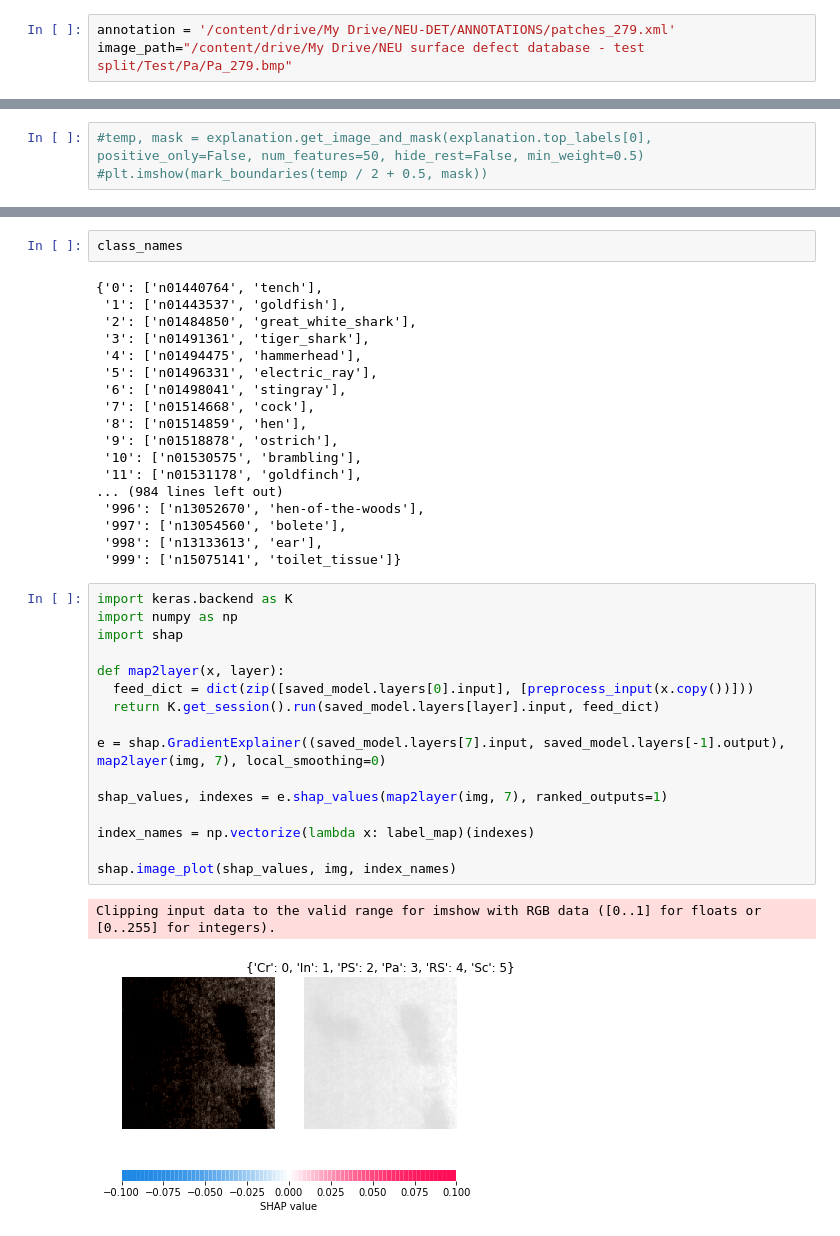
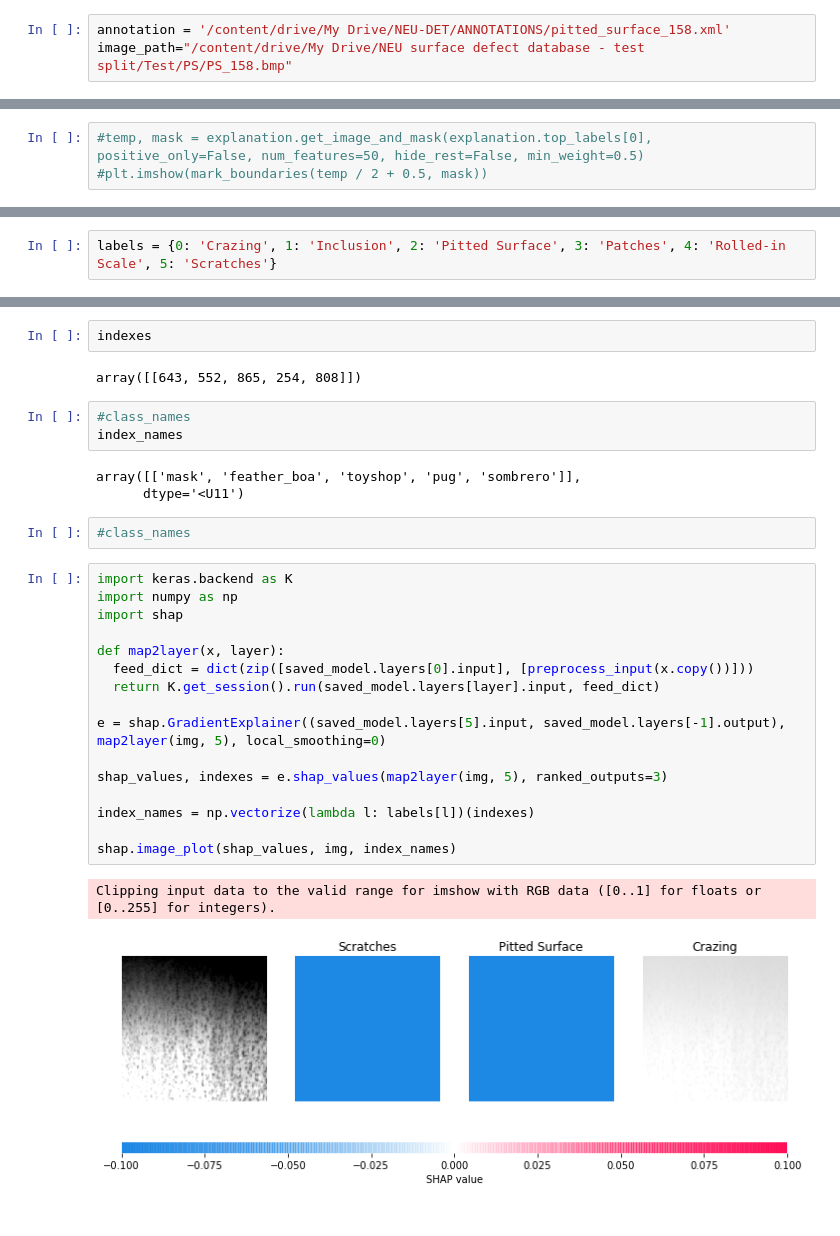
Before and after one commit to mahesh-sudhakar/NEU_XAI, a Jupyter notebook: xai_predict.ipynb, the cells around one changed output, grey strips where cells are left out. Cells and saved outputs as stored; diff of their text form.

```diff
--- a/xai_predict.ipynb
+++ b/xai_predict.ipynb
@@ -67,6 +69,6 @@ _________________________________________________________________
 # %%
-annotation = '/content/drive/My Drive/NEU-DET/ANNOTATIONS/patches_279.xml'
-image_path="/content/drive/My Drive/NEU surface defect database - test split/Test/Pa/Pa_279.bmp"
+annotation = '/content/drive/My Drive/NEU-DET/ANNOTATIONS/pitted_surface_158.xml'
+image_path="/content/drive/My Drive/NEU surface defect database - test split/Test/PS/PS_158.bmp"
 # %%
 image_path_copy = image_path
 img = image.load_img(image_path, target_size=(200,200))
@@ -227,6 +225,8 @@ Building wheels for collected packages: shap
 Successfully built shap
 Installing collected packages: shap
 Successfully installed shap-0.31.0
+# %%
+labels = {0: 'Crazing', 1: 'Inclusion', 2: 'Pitted Surface', 3: 'Patches', 4: 'Rolled-in Scale', 5: 'Scratches'}
 # %%
 from keras.applications.vgg16 import VGG16
 from keras.applications.vgg16 import preprocess_input
@@ -267,39 +267,31 @@ shap.image_plot(shap_values, to_explain, index_names)
-# %%
-class_names
-# %% [output]
-{'0': ['n01440764', 'tench'],
- '1': ['n01443537', 'goldfish'],
- '2': ['n01484850', 'great_white_shark'],
- '3': ['n01491361', 'tiger_shark'],
- '4': ['n01494475', 'hammerhead'],
- '5': ['n01496331', 'electric_ray'],
- '6': ['n01498041', 'stingray'],
- '7': ['n01514668', 'cock'],
- '8': ['n01514859', 'hen'],
- '9': ['n01518878', 'ostrich'],
- '10': ['n01530575', 'brambling'],
- '11': ['n01531178', 'goldfinch'],
-... (984 lines left out)
- '996': ['n13052670', 'hen-of-the-woods'],
- '997': ['n13054560', 'bolete'],
- '998': ['n13133613', 'ear'],
- '999': ['n15075141', 'toilet_tissue']}
+# %%
+indexes
+# %% [output]
+array([[643, 552, 865, 254, 808]])
+# %%
+#class_names
+index_names
+# %% [output]
+array([['mask', 'feather_boa', 'toyshop', 'pug', 'sombrero']],
+      dtype='<U11')
+# %%
+#class_names
 # %%
 import keras.backend as K
 import numpy as np
 import shap
 
 def map2layer(x, layer):
   feed_dict = dict(zip([saved_model.layers[0].input], [preprocess_input(x.copy())]))
   return K.get_session().run(saved_model.layers[layer].input, feed_dict)
 
-e = shap.GradientExplainer((saved_model.layers[7].input, saved_model.layers[-1].output), map2layer(img, 7), local_smoothing=0)
+e = shap.GradientExplainer((saved_model.layers[5].input, saved_model.layers[-1].output), map2layer(img, 5), local_smoothing=0)
 
-shap_values, indexes = e.shap_values(map2layer(img, 7), ranked_outputs=1)
+shap_values, indexes = e.shap_values(map2layer(img, 5), ranked_outputs=3)
 
-index_names = np.vectorize(lambda x: label_map)(indexes)
+index_names = np.vectorize(lambda l: labels[l])(indexes)
 
 shap.image_plot(shap_values, img, index_names)
 # %% [output]
 Clipping input data to the valid range for imshow with RGB data ([0..1] for floats or [0..255] for integers).
-[figure, old version]
+[figure, new version]
```
Also changed, not shown: parts of 19 cells of this notebook.
